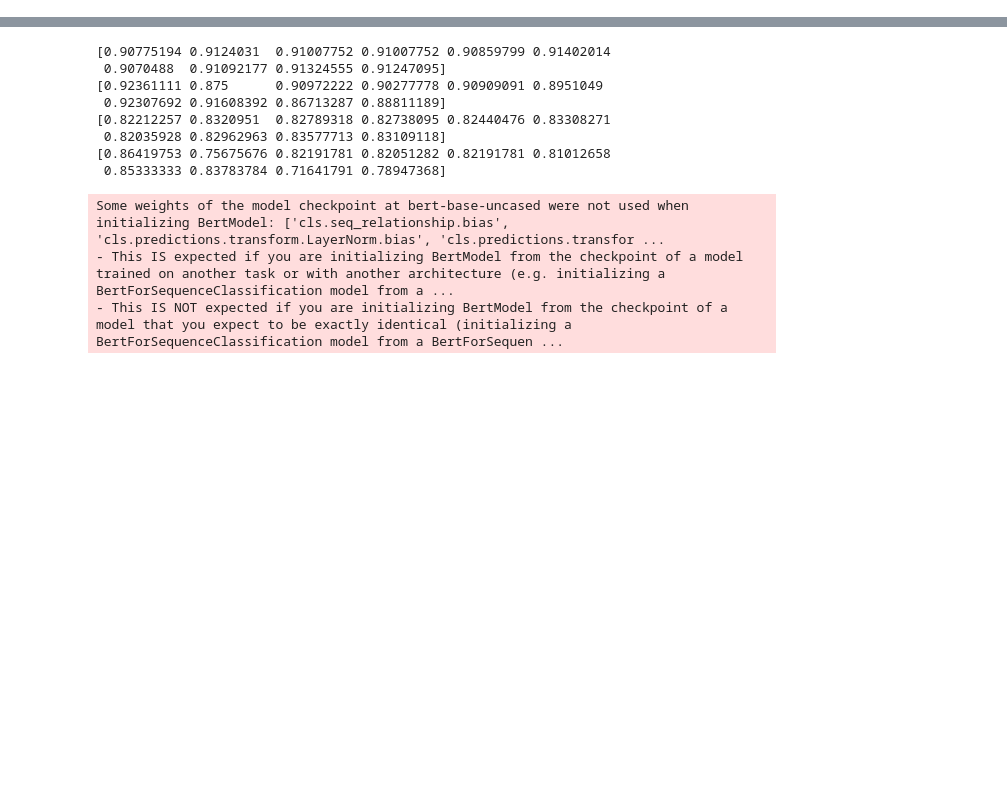
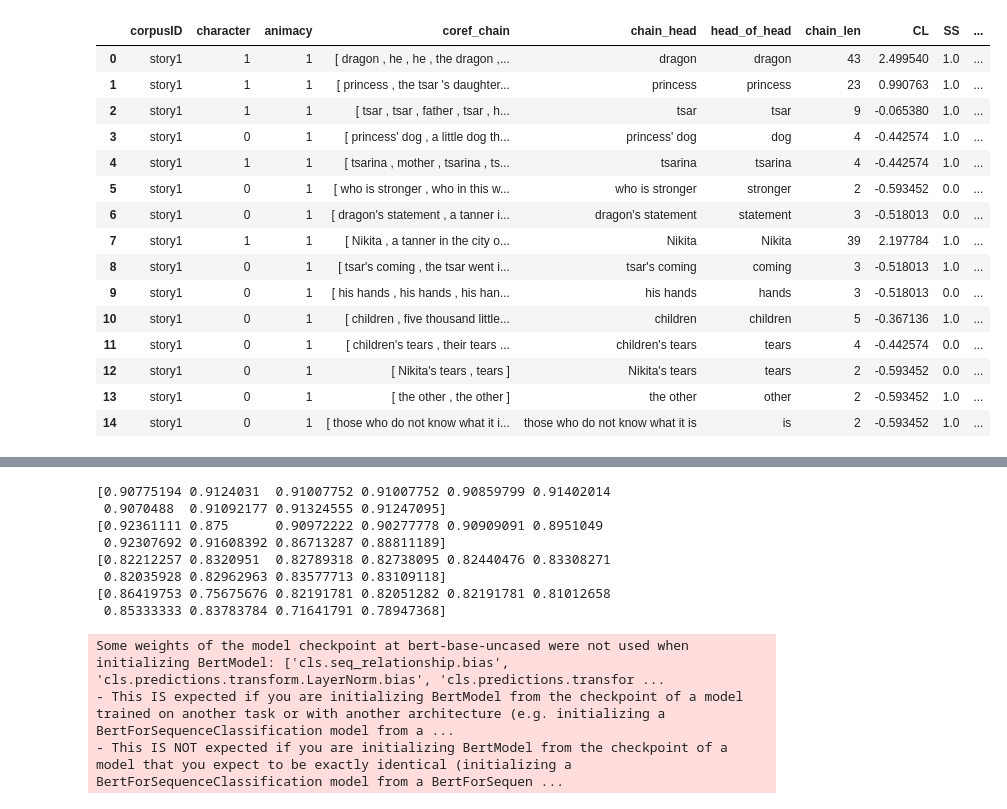
Before and after one commit to raneye99/Char_Ext, a Jupyter notebook: character_extraction.ipynb, the cells around one changed output, grey strips where cells are left out. Drawn from its saved outputs; the diff is of its cells as text; code cells hidden in the pictures; blank space fills up the shorter version.

```diff
--- a/character_extraction.ipynb
+++ b/character_extraction.ipynb
@@ -0,0 +1,80 @@
+# %%
+#import libraries
+
+import os
+import sys
+import numpy as np
+import torchtext
+import pandas as pd
+import re
+
+from nltk import wordnet as wn
+
+from lib import data_utils, preprocess
+
+#get path
+src_path = os.getcwd()
+
+datapath = src_path + '/Data/'
+PLcopath = datapath + 'AnnotatedPLData/PLCoref'
+PLpath = datapath + 'AnnotatedPLData/PLTexts'
+CENpath = datapath + 'AnnotatedCENData/CENCoref'
+ONpath = datapath + 'AnnotatedONData/ONCoref'
+
+PLInter = src_path + '/output/IntermediateFilesPL/'
+
+#import data
+
+#create empty data frame
+PL_data = pd.DataFrame(columns=['corpusID', 'character', 'animacy', 'coref_chain', 'chain_head', 'head_of_head', 'chain_len', 'CL'])
+
+#append all PL texts and features into one dataframe
+# for n in range(1,47):
+for n in range(1,2):
+
+    print(n)
+
+    #get story path
+    storycopath = PLcopath +'/story' + str(n) + '.txt'
+    storypath = PLpath + '/story' + str(n) + '.txt'
+    storyid = 'story'+ str(n)
+
+    #read in story
+    corpus = data_utils.read_story(storycopath)
+
+    # # read in from intermediate files
+    # # list of features
+    # features = ["CN", "Dep", "NER", "SS", "Triple", "WN"]
+
+    # for f in features:
+    #     #empty list
+    #     feat = []
+    #     with open(PLInter + f + 'FeatureBoolean'+'/Story' + str(n) + '.txt', 'r') as doc:
+    #         for line in doc:
+    #             feat.append(eval(line.rstrip()))
+
+    #     corpus[f] = feat
+
+    #get ss feature
+    sslist = preprocess.semantic_subj(storypath)
+    #remove leading The/A's in the sematic list
+    sslist = [re.sub('^(The |A )','',s, flags=re.IGNORECASE) for s in sslist]
+    pattern = '|'.join(sslist)
+
+    #create binary flag variable for ss head
+    corpus['SS'] = corpus['head_of_head'].str.contains(pattern)
+    corpus['SS'] = corpus['SS'].replace({True:1, False:0})
+
+    #get ner feature
+    nerlist = preprocess.ner_person(storypath)
+    pattern = '|'.join(nerlist)
+
+    # #create binary flag variable for ss head
+    corpus['NER'] = corpus['head_of_head'].str.contains(pattern)
+    corpus['NER'] = corpus['NER'].replace({True:1, False:0})
+
+    #append to dataframe
+    PL_data = pd.concat([PL_data, corpus], ignore_index=True)
+
+PL_data
+# %% [output]
@@ -1,3 +102,19 @@
+|  | corpusID | character | animacy | coref_chain | chain_head | head_of_head | chain_len | CL | SS | ... |
+| 0 | story1 | 1 | 1 | [ dragon , he , he , the dragon ,... | dragon | dragon | 43 | 2.499540 | 1.0 | ... |
+| 1 | story1 | 1 | 1 | [ princess , the tsar 's daughter... | princess | princess | 23 | 0.990763 | 1.0 | ... |
+| 2 | story1 | 1 | 1 | [ tsar , tsar , father , tsar , h... | tsar | tsar | 9 | -0.065380 | 1.0 | ... |
+| 3 | story1 | 0 | 1 | [ princess' dog , a little dog th... | princess' dog | dog | 4 | -0.442574 | 1.0 | ... |
+| 4 | story1 | 1 | 1 | [ tsarina , mother , tsarina , ts... | tsarina | tsarina | 4 | -0.442574 | 1.0 | ... |
+| 5 | story1 | 0 | 1 | [ who is stronger , who in this w... | who is stronger | stronger | 2 | -0.593452 | 0.0 | ... |
+| 6 | story1 | 0 | 1 | [ dragon's statement , a tanner i... | dragon's statement | statement | 3 | -0.518013 | 0.0 | ... |
+| 7 | story1 | 1 | 1 | [ Nikita , a tanner in the city o... | Nikita | Nikita | 39 | 2.197784 | 1.0 | ... |
+| 8 | story1 | 0 | 1 | [ tsar's coming , the tsar went i... | tsar's coming | coming | 3 | -0.518013 | 1.0 | ... |
+| 9 | story1 | 0 | 1 | [ his hands , his hands , his han... | his hands | hands | 3 | -0.518013 | 0.0 | ... |
+| 10 | story1 | 0 | 1 | [ children , five thousand little... | children | children | 5 | -0.367136 | 1.0 | ... |
+| 11 | story1 | 0 | 1 | [ children's tears , their tears ... | children's tears | tears | 4 | -0.442574 | 0.0 | ... |
+| 12 | story1 | 0 | 1 | [ Nikita's tears , tears ] | Nikita's tears | tears | 2 | -0.593452 | 0.0 | ... |
+| 13 | story1 | 0 | 1 | [ the other , the other ] | the other | other | 2 | -0.593452 | 1.0 | ... |
+| 14 | story1 | 0 | 1 | [ those who do not know what it i... | those who do not know what it is | is | 2 | -0.593452 | 1.0 | ... |
 # %%
 #import libraries
 
```
Also changed, not shown: parts of 5 cells of this notebook.
